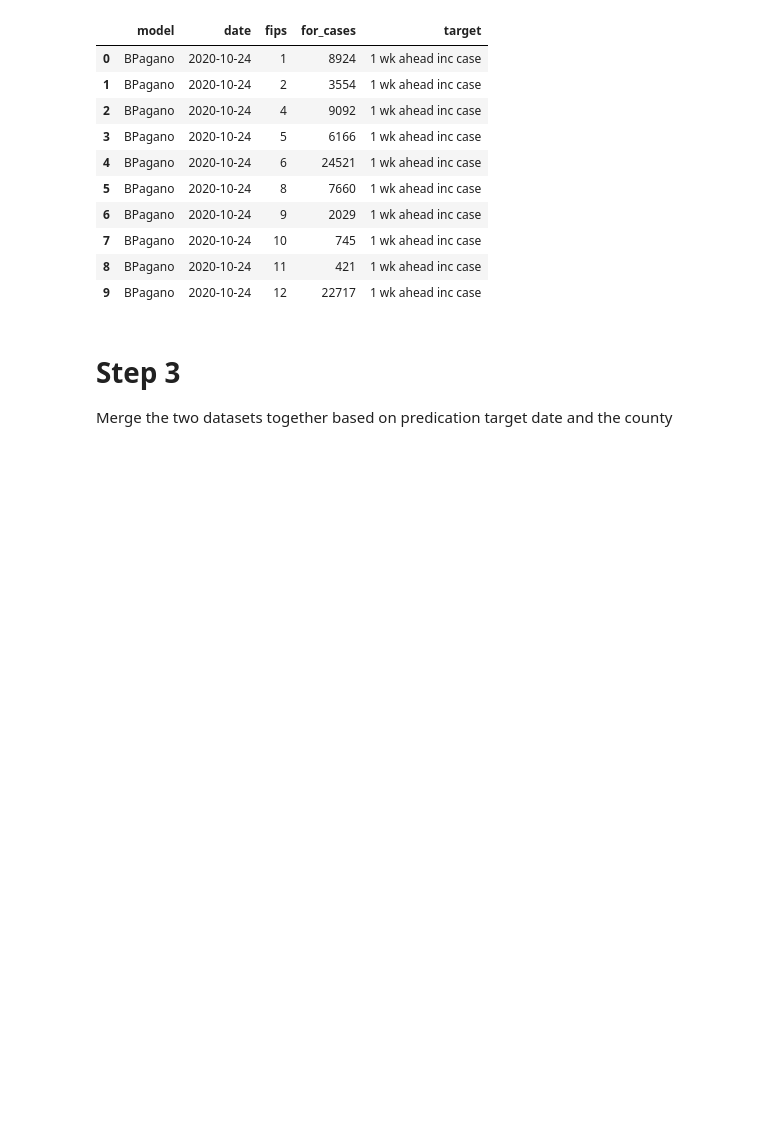
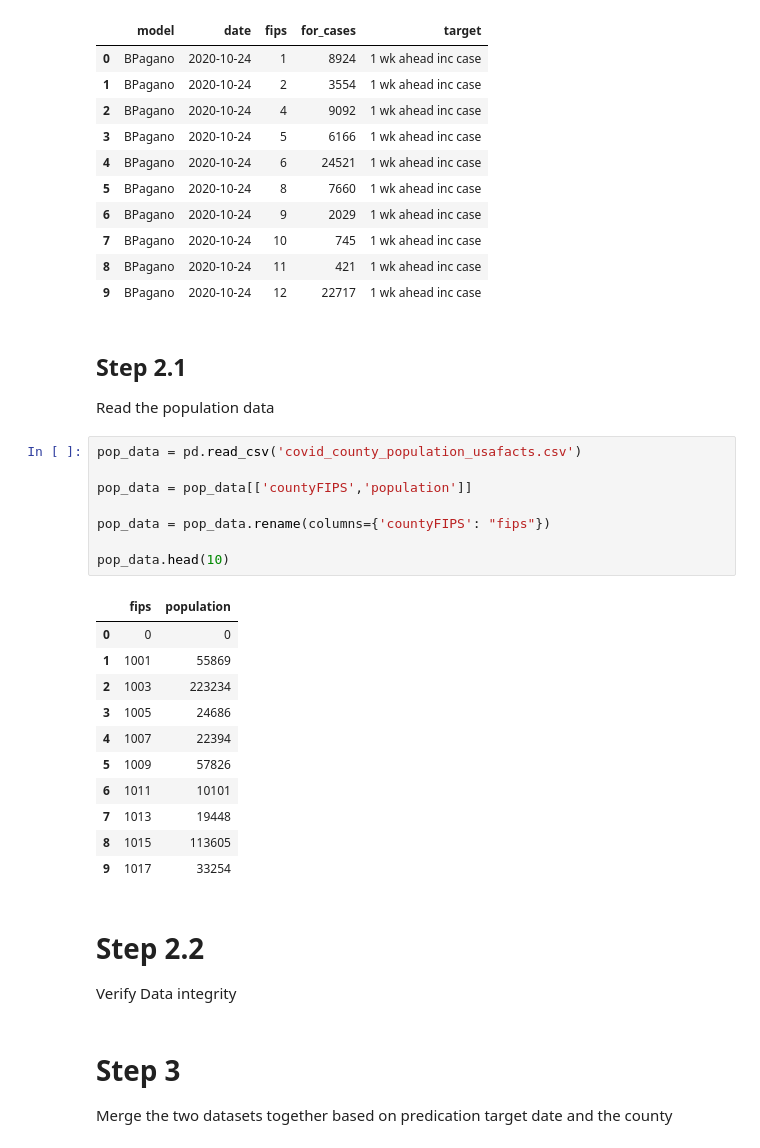
Before and after one commit to chrisevans9629/Covid19Forcasting, a Jupyter notebook: setup-data.ipynb, the cells around one changed output. Cells and saved outputs as stored; diff of their text form; blank space fills up the shorter version.

```diff
--- a/setup-data.ipynb
+++ b/setup-data.ipynb
@@ -74,6 +74,32 @@ forcasted_cases.head(10)
 | 7 | BPagano | 2020-10-24 | 10 | 745 | 1 wk ahead inc case |
 | 8 | BPagano | 2020-10-24 | 11 | 421 | 1 wk ahead inc case |
 | 9 | BPagano | 2020-10-24 | 12 | 22717 | 1 wk ahead inc case |
+# %% [markdown]
+## Step 2.1
+Read the population data
+# %%
+pop_data = pd.read_csv('covid_county_population_usafacts.csv')
+
+pop_data = pop_data[['countyFIPS','population']]
+
+pop_data = pop_data.rename(columns={'countyFIPS': "fips"})
+
+pop_data.head(10)
+# %% [output]
+|  | fips | population |
+| 0 | 0 | 0 |
+| 1 | 1001 | 55869 |
+| 2 | 1003 | 223234 |
+| 3 | 1005 | 24686 |
+| 4 | 1007 | 22394 |
+| 5 | 1009 | 57826 |
+| 6 | 1011 | 10101 |
+| 7 | 1013 | 19448 |
+| 8 | 1015 | 113605 |
+| 9 | 1017 | 33254 |
+# %% [markdown]
+# Step 2.2
+Verify Data integrity
 # %% [markdown]
 # Step 3
 Merge the two datasets together based on predication target date and the county
```
Also changed, not shown: parts of 2 cells of this notebook, 2 other files.
